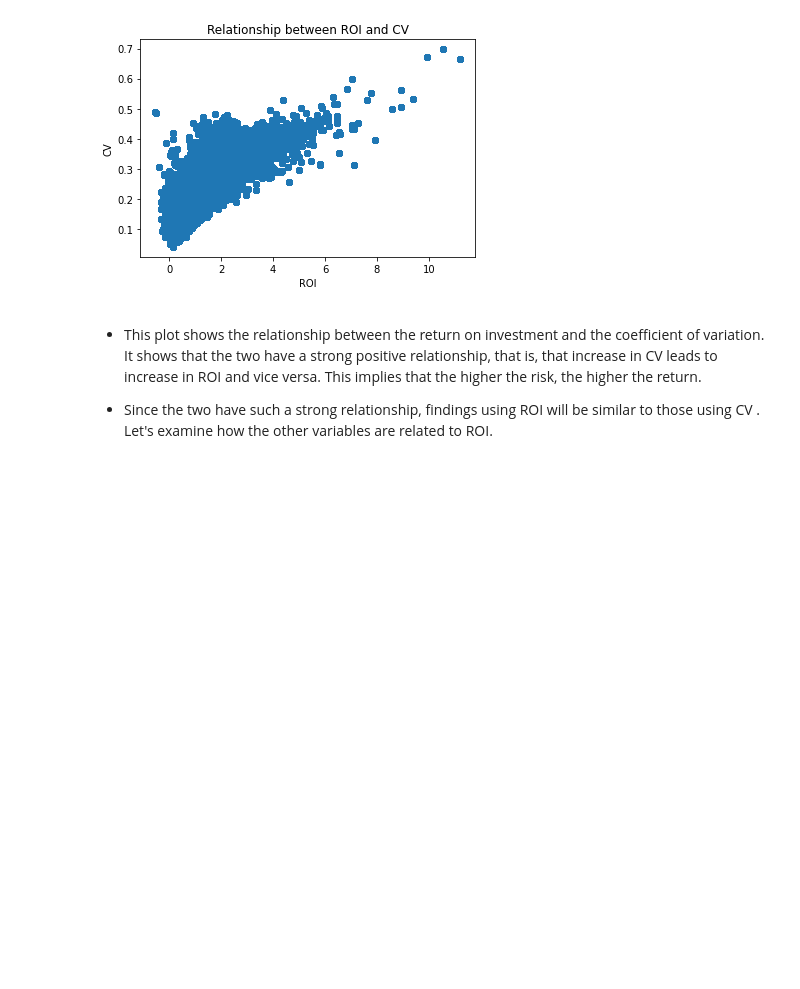
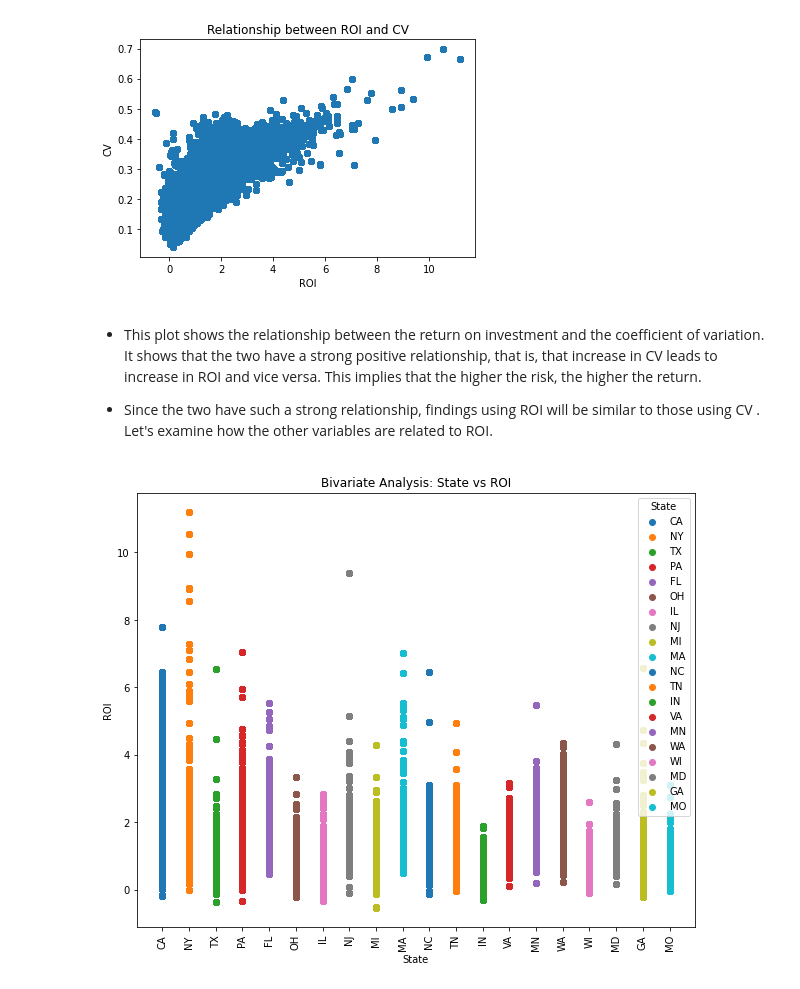
Before and after one commit to Derrick-wekesa/phase-4-project, a Jupyter notebook: student.ipynb, the cells around one changed output. Cells and saved outputs as stored; diff of their text form; code cells hidden in the pictures; blank space fills up the shorter version.

Commit message:
Finished bivariate EDA

```diff
--- a/student.ipynb
+++ b/student.ipynb
@@ -575,3 +575,37 @@ scatter_plot(melted_df['ROI'], melted_df['CV'], 'ROI', 'CV')
 - This plot shows the relationship between the return on investment and the coefficient of variation. It shows that the two have a strong positive relationship, that is, that increase in CV leads to increase in ROI and vice versa. This implies that the higher the risk, the higher the return.
 
 - Since the two have such a strong relationship, findings using ROI will be similar to those using CV . Let's examine how the other variables are related to ROI.
+# %%
+# Defined a function for bivariate analysis and plotting
+def plot_bivariate_analysis(data, x_column, y_column, top_n=20):
+    # Get the top categories for the x_column based on their frequency
+    top_categories = data[x_column].value_counts().nlargest(top_n).index
+
+    # Filtered the data to include only rows with top categories in the x_column
+    data_top = data[data[x_column].isin(top_categories)]
+
+    # Created a scatter plot for each top category in the x_column
+    plt.figure(figsize=(10, 8))
+    for category in top_categories:
+        # Filtered data for the current category
+        category_data = data_top[data_top[x_column] == category]
+
+        # Created a scatter plot for the category
+        plt.scatter(category_data[x_column], category_data[y_column], label=category)
+
+    # Set plot title, x-axis label, y-axis label, and x-axis rotation
+    plt.title(f'Bivariate Analysis: {x_column} vs {y_column}')
+    plt.xlabel(x_column)
+    plt.ylabel(y_column)
+    plt.xticks(rotation=90)
+
+    # Added a legend to distinguish categories
+    plt.legend(title=x_column)
+
+    # Displayed the plot
+    plt.show()
+
+# Calling the 'plot_bivariate_analysis' function to create a bivariate analysis plot
+plot_bivariate_analysis(melted_df, 'State', 'ROI')
+# %% [output]
+[figure, added]
```
Also changed, not shown: parts of 11 cells of this notebook.
